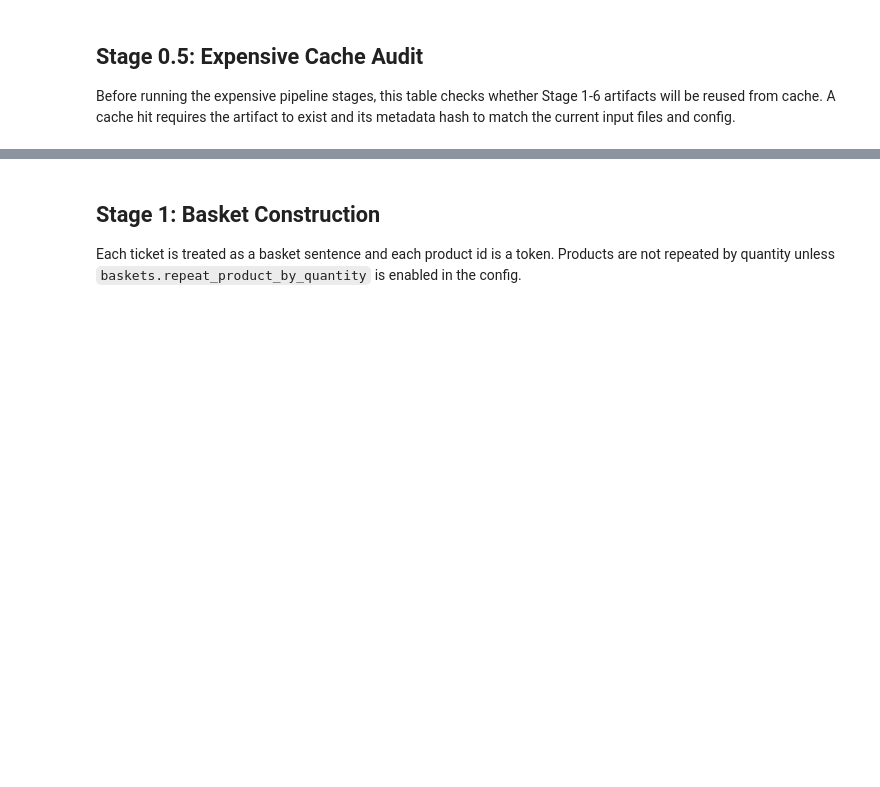
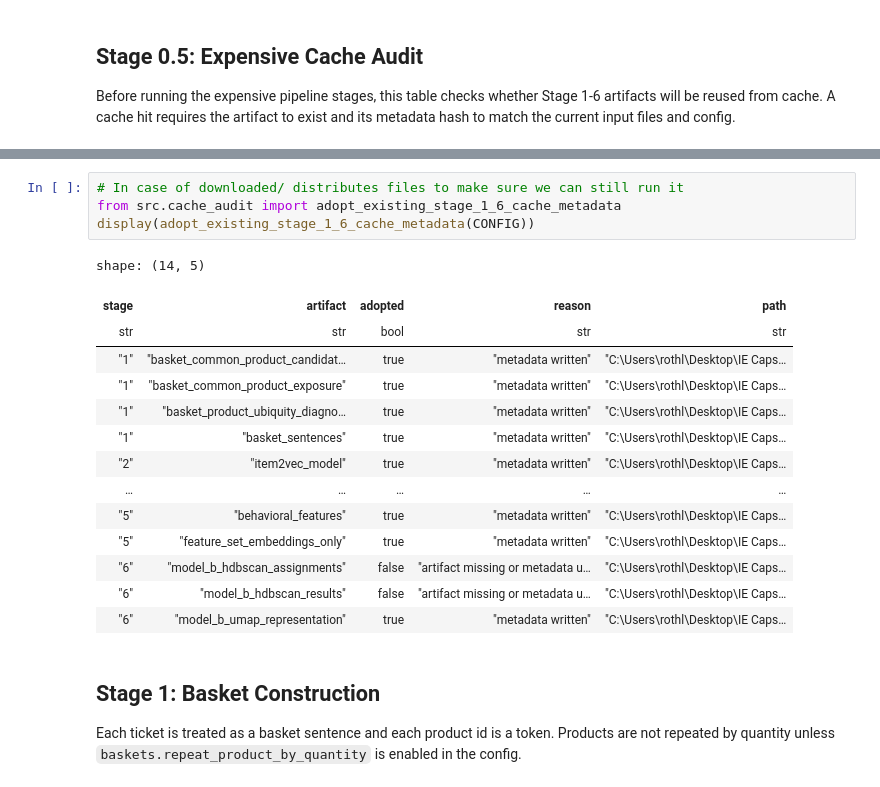
Before and after one commit to robsrot/carrefour_capstone, a Jupyter notebook: notebooks/03_ml_pipeline.ipynb, the cells around one changed output, grey strips where cells are left out. Cells and saved outputs as stored; diff of their text form; blank space fills up the shorter version.

```diff
--- a/notebooks/03_ml_pipeline.ipynb
+++ b/notebooks/03_ml_pipeline.ipynb
@@ -269,3 +346,22 @@ else:
+# %%
+# In case of downloaded/ distributes files to make sure we can still run it
+from src.cache_audit import adopt_existing_stage_1_6_cache_metadata
+display(adopt_existing_stage_1_6_cache_metadata(CONFIG))
+# %% [output]
+shape: (14, 5)
+| stage | artifact | adopted | reason | path |
+| str | str | bool | str | str |
+| "1" | "basket_common_product_candidat… | true | "metadata written" | "C:\Users\rothl\Desktop\IE Caps… |
+| "1" | "basket_common_product_exposure" | true | "metadata written" | "C:\Users\rothl\Desktop\IE Caps… |
+| "1" | "basket_product_ubiquity_diagno… | true | "metadata written" | "C:\Users\rothl\Desktop\IE Caps… |
+| "1" | "basket_sentences" | true | "metadata written" | "C:\Users\rothl\Desktop\IE Caps… |
+| "2" | "item2vec_model" | true | "metadata written" | "C:\Users\rothl\Desktop\IE Caps… |
+| … | … | … | … | … |
+| "5" | "behavioral_features" | true | "metadata written" | "C:\Users\rothl\Desktop\IE Caps… |
+| "5" | "feature_set_embeddings_only" | true | "metadata written" | "C:\Users\rothl\Desktop\IE Caps… |
+| "6" | "model_b_hdbscan_assignments" | false | "artifact missing or metadata u… | "C:\Users\rothl\Desktop\IE Caps… |
+| "6" | "model_b_hdbscan_results" | false | "artifact missing or metadata u… | "C:\Users\rothl\Desktop\IE Caps… |
+| "6" | "model_b_umap_representation" | true | "metadata written" | "C:\Users\rothl\Desktop\IE Caps… |
 # %% [markdown]
 <a id="stage-1"></a>
 
```
Also changed, not shown: parts of 6 cells of this notebook, 22 other files.
